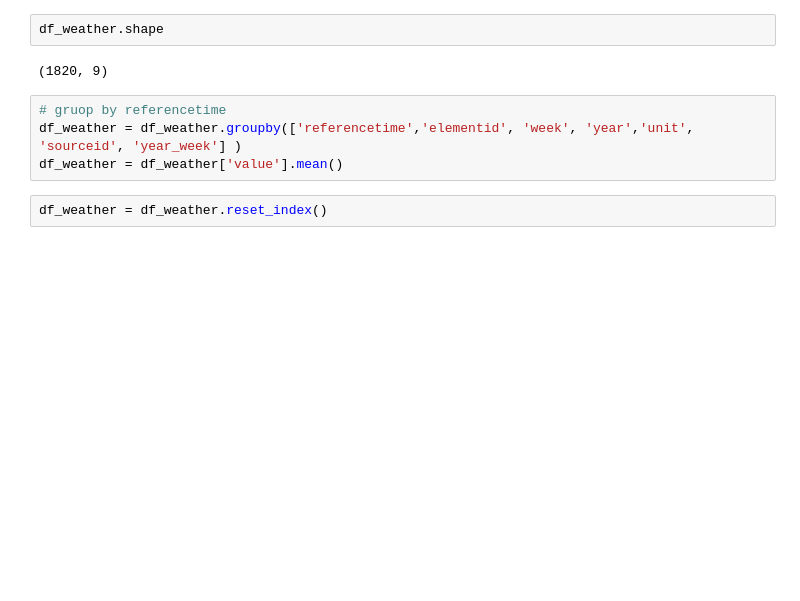
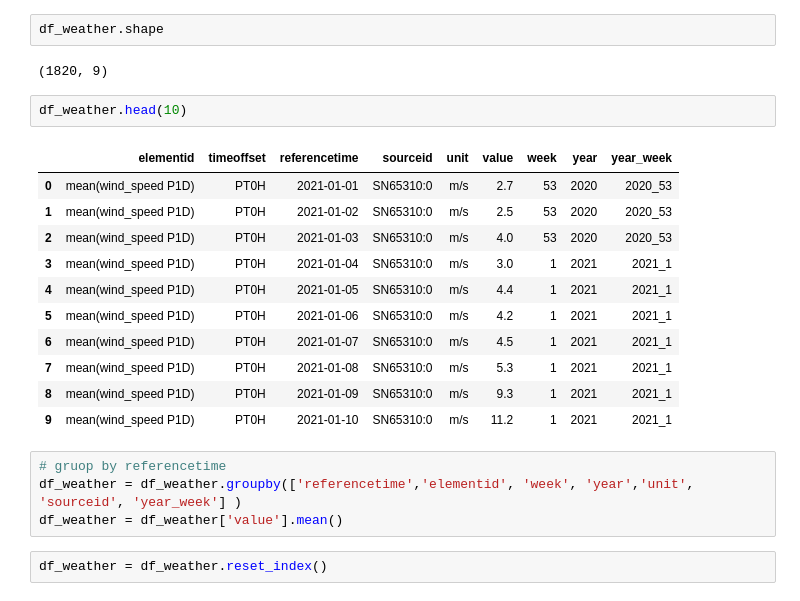
Before and after one commit to ivholmlu/D2D, a Jupyter notebook: Data_Quality.ipynb, the cells around one changed output. Cells and saved outputs as stored; diff of their text form; blank space fills up the shorter version.

```diff
--- a/Data_Quality.ipynb
+++ b/Data_Quality.ipynb
@@ -464,6 +460,20 @@ df_weather['year_week'] = df_weather['year'].astype(str) + '_' + df_weather['wee
 df_weather.shape
 # %% [output]
 (1820, 9)
+# %%
+df_weather.head(10)
+# %% [output]
+|  | elementid | timeoffset | referencetime | sourceid | unit | value | week | year | year_week |
+| 0 | mean(wind_speed P1D) | PT0H | 2021-01-01 | SN65310:0 | m/s | 2.7 | 53 | 2020 | 2020_53 |
+| 1 | mean(wind_speed P1D) | PT0H | 2021-01-02 | SN65310:0 | m/s | 2.5 | 53 | 2020 | 2020_53 |
+| 2 | mean(wind_speed P1D) | PT0H | 2021-01-03 | SN65310:0 | m/s | 4.0 | 53 | 2020 | 2020_53 |
+| 3 | mean(wind_speed P1D) | PT0H | 2021-01-04 | SN65310:0 | m/s | 3.0 | 1 | 2021 | 2021_1 |
+| 4 | mean(wind_speed P1D) | PT0H | 2021-01-05 | SN65310:0 | m/s | 4.4 | 1 | 2021 | 2021_1 |
+| 5 | mean(wind_speed P1D) | PT0H | 2021-01-06 | SN65310:0 | m/s | 4.2 | 1 | 2021 | 2021_1 |
+| 6 | mean(wind_speed P1D) | PT0H | 2021-01-07 | SN65310:0 | m/s | 4.5 | 1 | 2021 | 2021_1 |
+| 7 | mean(wind_speed P1D) | PT0H | 2021-01-08 | SN65310:0 | m/s | 5.3 | 1 | 2021 | 2021_1 |
+| 8 | mean(wind_speed P1D) | PT0H | 2021-01-09 | SN65310:0 | m/s | 9.3 | 1 | 2021 | 2021_1 |
+| 9 | mean(wind_speed P1D) | PT0H | 2021-01-10 | SN65310:0 | m/s | 11.2 | 1 | 2021 | 2021_1 |
 # %%
 # gruop by referencetime
 df_weather = df_weather.groupby(['referencetime','elementid', 'week', 'year','unit', 'sourceid', 'year_week'] )
```
Also changed, not shown: parts of 15 cells of this notebook, 12 other files.
